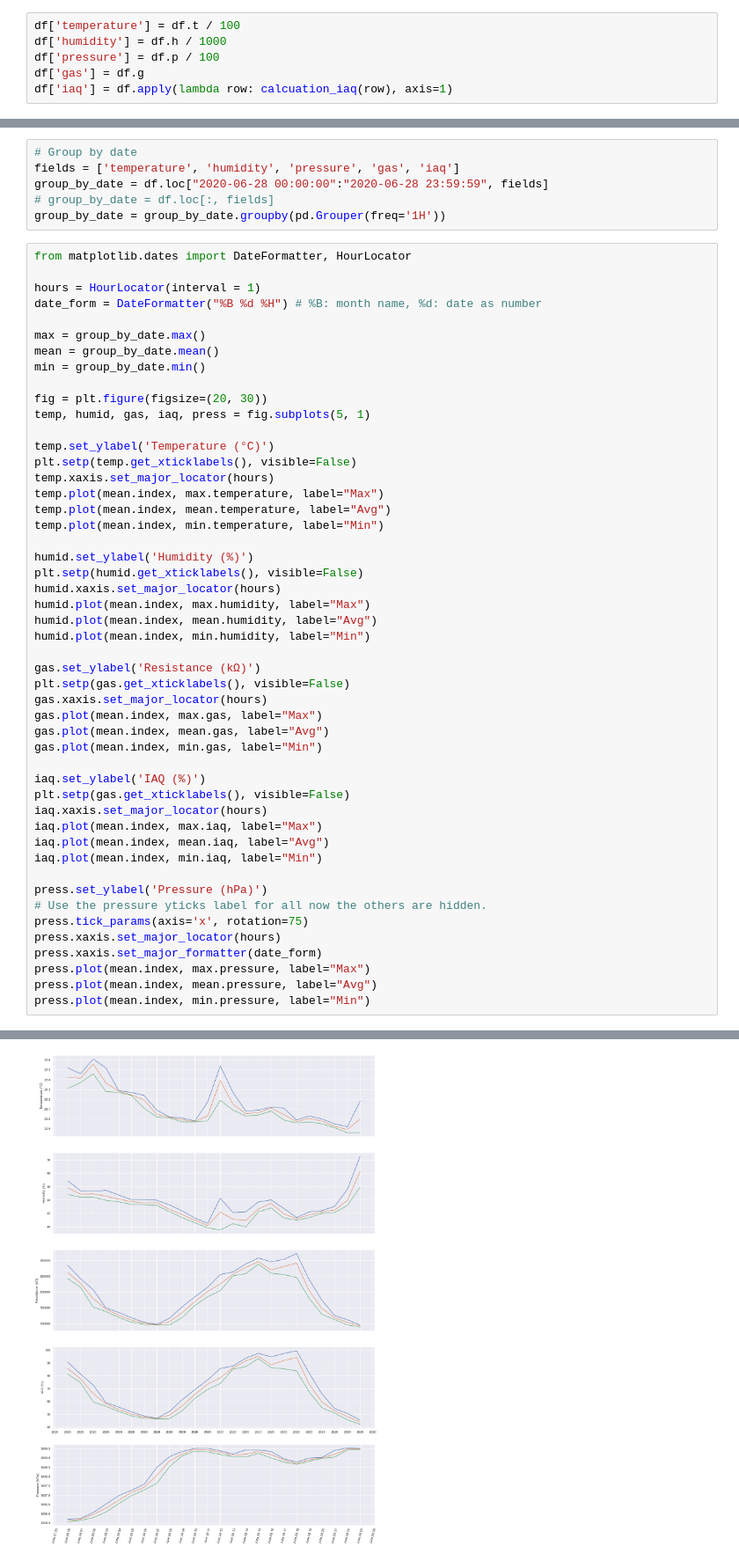
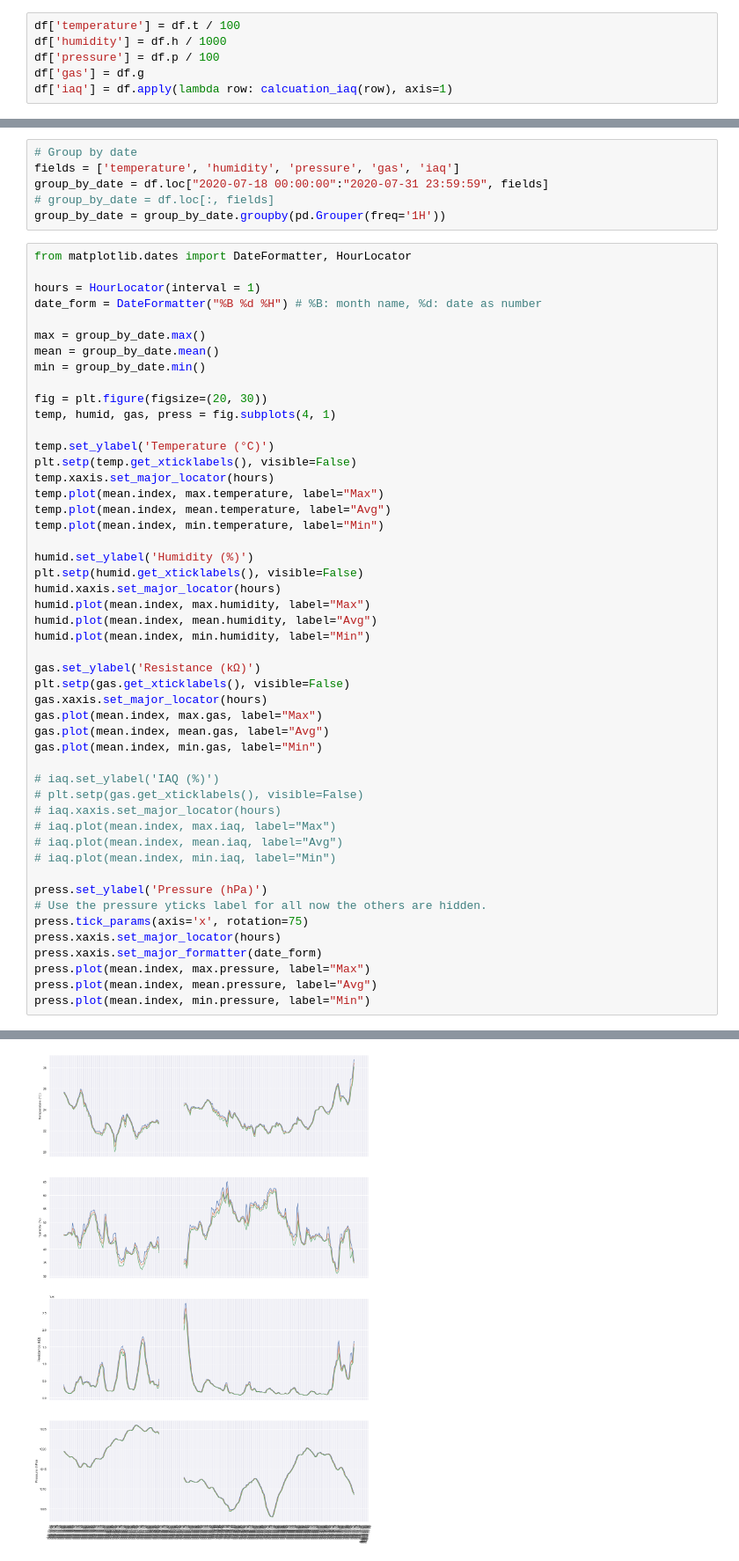
Before and after one commit to oisinmulvihill/sample_datamagic, a Jupyter notebook: notebooks/House Weather.ipynb, the cells around one changed output, grey strips where cells are left out. Shown: that part at 88% size. Drawn from its saved outputs; the diff is of its cells as text.

```diff
--- a/notebooks/House Weather.ipynb
+++ b/notebooks/House Weather.ipynb
@@ -120,7 +120,7 @@ df.head()
 # %%
 # Group by date
 fields = ['temperature', 'humidity', 'pressure', 'gas', 'iaq']
-group_by_date = df.loc["2020-06-28 00:00:00":"2020-06-28 23:59:59", fields]
+group_by_date = df.loc["2020-07-18 00:00:00":"2020-07-31 23:59:59", fields]
 # group_by_date = df.loc[:, fields]
 group_by_date = group_by_date.groupby(pd.Grouper(freq='1H'))
 # %%
@@ -134,44 +134,44 @@ mean = group_by_date.mean()
 min = group_by_date.min()
 
 fig = plt.figure(figsize=(20, 30))
-temp, humid, gas, iaq, press = fig.subplots(5, 1)
+temp, humid, gas, press = fig.subplots(4, 1)
 
 temp.set_ylabel('Temperature (°C)')
 plt.setp(temp.get_xticklabels(), visible=False)
 temp.xaxis.set_major_locator(hours)
 temp.plot(mean.index, max.temperature, label="Max")
 temp.plot(mean.index, mean.temperature, label="Avg")
 temp.plot(mean.index, min.temperature, label="Min")
 
 humid.set_ylabel('Humidity (%)')
 plt.setp(humid.get_xticklabels(), visible=False)
 humid.xaxis.set_major_locator(hours)
 humid.plot(mean.index, max.humidity, label="Max")
 humid.plot(mean.index, mean.humidity, label="Avg")
 humid.plot(mean.index, min.humidity, label="Min")
 
 gas.set_ylabel('Resistance (kΩ)')
 plt.setp(gas.get_xticklabels(), visible=False)
 gas.xaxis.set_major_locator(hours)
 gas.plot(mean.index, max.gas, label="Max")
 gas.plot(mean.index, mean.gas, label="Avg")
 gas.plot(mean.index, min.gas, label="Min")
 
-iaq.set_ylabel('IAQ (%)')
-plt.setp(gas.get_xticklabels(), visible=False)
-iaq.xaxis.set_major_locator(hours)
-iaq.plot(mean.index, max.iaq, label="Max")
-iaq.plot(mean.index, mean.iaq, label="Avg")
-iaq.plot(mean.index, min.iaq, label="Min")
+# iaq.set_ylabel('IAQ (%)')
+# plt.setp(gas.get_xticklabels(), visible=False)
+# iaq.xaxis.set_major_locator(hours)
+# iaq.plot(mean.index, max.iaq, label="Max")
+# iaq.plot(mean.index, mean.iaq, label="Avg")
+# iaq.plot(mean.index, min.iaq, label="Min")
 
 press.set_ylabel('Pressure (hPa)')
 # Use the pressure yticks label for all now the others are hidden.
 press.tick_params(axis='x', rotation=75)
 press.xaxis.set_major_locator(hours)
 press.xaxis.set_major_formatter(date_form)
 press.plot(mean.index, max.pressure, label="Max")
 press.plot(mean.index, mean.pressure, label="Avg")
 press.plot(mean.index, min.pressure, label="Min")
 # %% [output]
 [<matplotlib.lines.Line2D at 0x...>]
-[figure, old version]
+[figure, new version]
```
Also changed, not shown: 1 other file.
